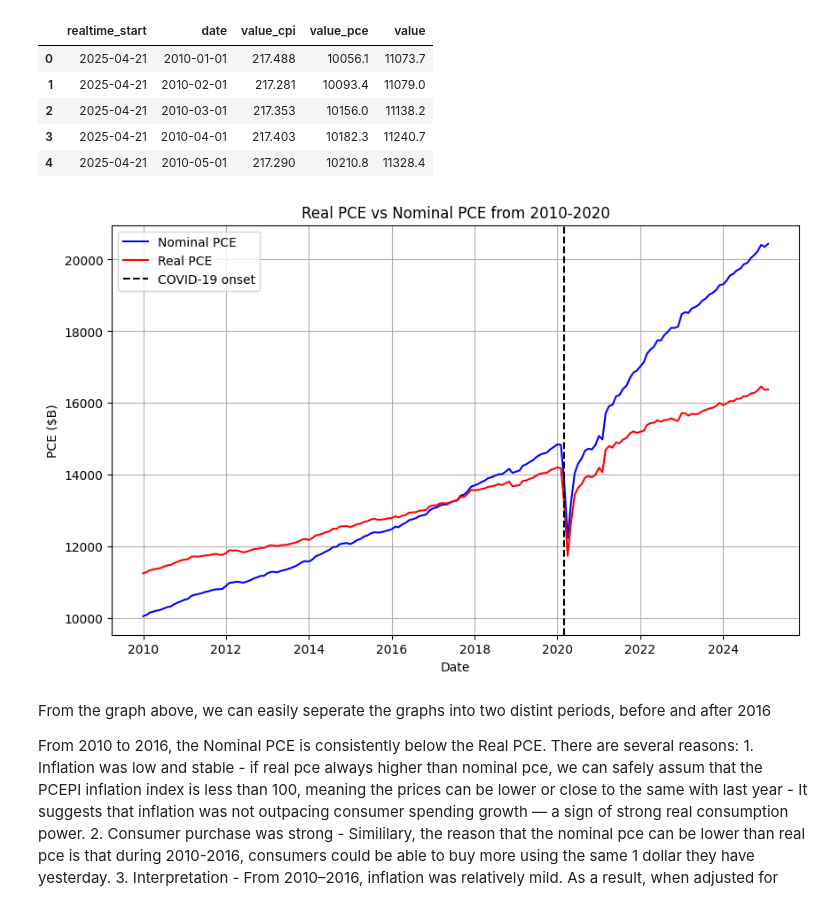
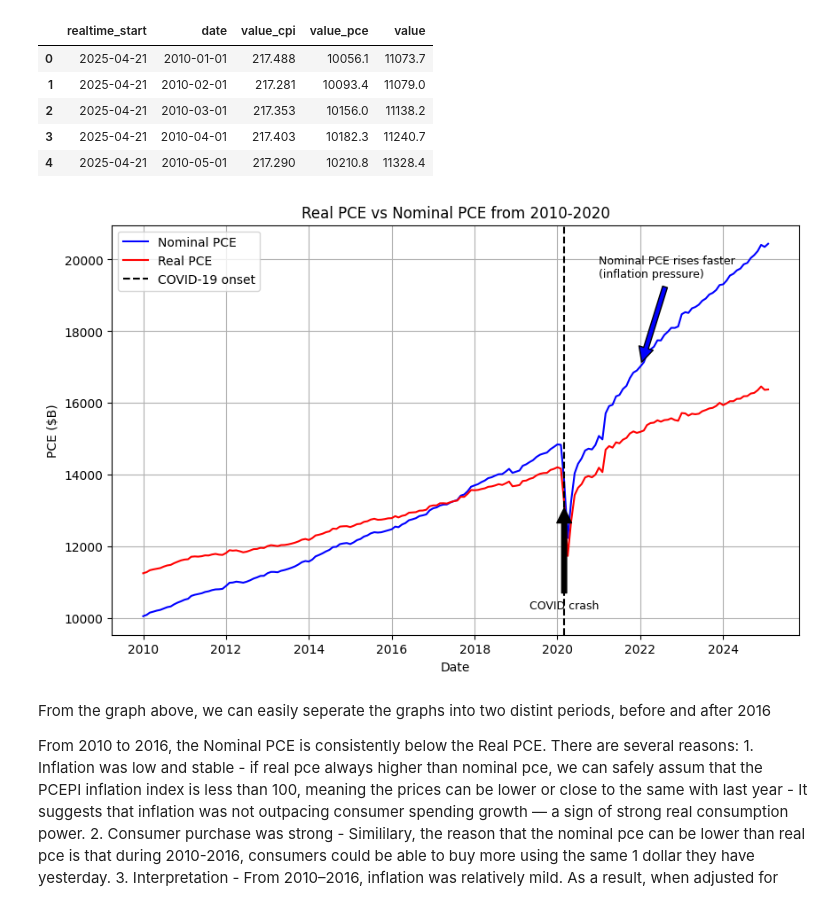
Before and after one commit to nguyen010103/us-consumer-spending-inflation, a Jupyter notebook: notebook/Analysis_01.ipynb, the cells around one changed output. Drawn from its saved outputs; the diff is of its cells as text; code cells hidden in the pictures.

Commit message:
Annotate graphs and update key findings in README.
# Conflicts:
#	README.md

```diff
--- a/notebook/Analysis_01.ipynb
+++ b/notebook/Analysis_01.ipynb
@@ -65,20 +65,35 @@ pce['real_pce'] = pce['value'] / (pcepi['value'] / 100)
 # %%
 import matplotlib.pyplot as plt
 import matplotlib_inline
 
 plt.figure(figsize=(10,6))
 plt.plot(pce['date'], pce['value'], label = 'Nominal PCE', color = 'blue')
 plt.plot(pce['date'], pce['real_pce'], label = 'Real PCE', color = 'red')
 covid_date = pd.to_datetime("2020-03-01")
 plt.axvline(x=covid_date, color='black', linestyle='--', linewidth=1.5, label='COVID-19 onset')
+
+plt.annotate('COVID crash',
+             xy = (covid_date, df.loc[df['date'] == covid_date, 'value_real_pce'].values[0]),
+             xytext= (covid_date, df['value_real_pce'].min()-1000),
+             arrowprops = dict(facecolor = 'black', shrink =0.05,),
+             fontsize=9,
+             ha='center')
+
+plt.annotate('Nominal PCE rises faster\n(inflation pressure)',
+             xy=(pd.to_datetime('2022-01-01'), df.loc[df['date'] == pd.to_datetime('2022-01-01'), 'value_pce'].values[0]),
+             xytext=(pd.to_datetime('2021-01-01'), 19500),
+             arrowprops=dict(facecolor='blue', shrink=0.05),
+             fontsize=9,
+             ha='left')
+
 plt.xlabel('Date')
 plt.ylabel('PCE ($B)')
 plt.title('Real PCE vs Nominal PCE from 2010-2020')
 plt.legend()
 plt.grid()
 plt.show()
 # %% [output]
-[figure, old version]
+[figure, new version]
 # %% [markdown]
 From the graph above, we can easily seperate the graphs into two distint periods, before and after 2016
 
```
Also changed, not shown: parts of 2 cells of this notebook, 1 other file.
